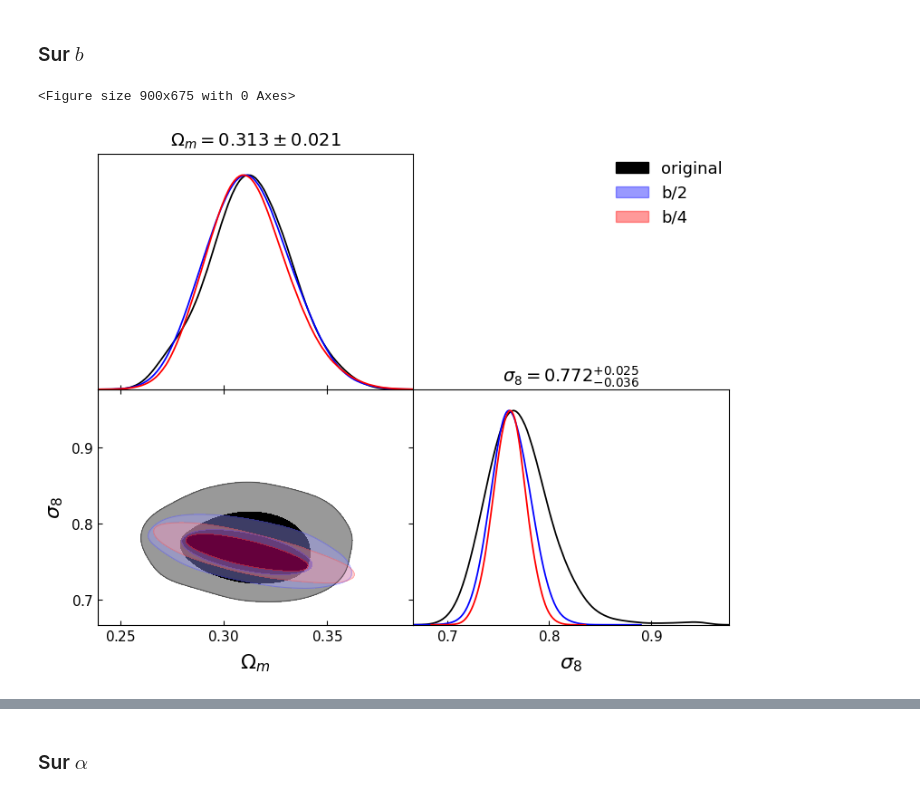
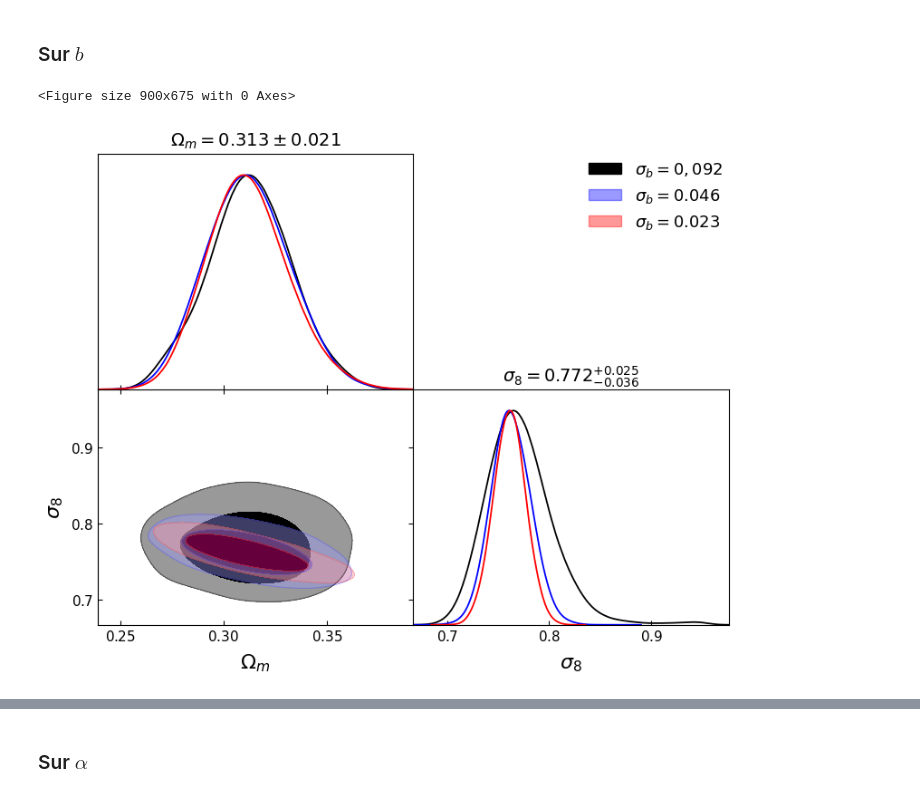
Before and after one commit to Thomas054/My_hmf, a Jupyter notebook: Cobaya/Cobaya_Uncertainties.ipynb, the cells around one changed output, grey strips where cells are left out. Drawn from its saved outputs; the diff is of its cells as text; code cells hidden in the pictures.

```diff
--- a/Cobaya/Cobaya_Uncertainties.ipynb
+++ b/Cobaya/Cobaya_Uncertainties.ipynb
@@ -31,32 +46,32 @@ Removed 0.3 as burn in
 # %%
 samples = [run_normal, run_b1,run_b2]  # Liste des échantillons auxquels on s'intéresse
 g = plots.get_single_plotter(chain_dir=path, width_inch=9)  # width_inch = largeur de la figure
 
 # Pour faire joli
 g.settings.figure_legend_frame = False  # Cadre autour de la légende
 g.settings.alpha_filled_add = 0.4   # ?
 g.settings.title_limit_fontsize = 14    # Taille de la police du titre
 g.settings.legend_fontsize = 13   # Taille de la police de la légende
 g.settings.axes_labelsize = 16  # Taille de la police des labels des axes
 # g.settings.xtick.labelsize = 14
 # g.settings.ytick.labelsize = 14
 
 
 
 # Plot
 g.triangle_plot(
     samples,
     ["omegam", "sigma8"],   # Paramètres à afficher
     filled=[True],
-    legend_labels=["original", "b/2", "b/4"],  # 1 label par sample
+    legend_labels=[r"$\sigma_b = 0,092$", r"$\sigma_b = 0.046$", r"$\sigma_b = 0.023$"],  # 1 label par sample
     legend_loc="upper right",   # Position de la légende
     contour_colors=["black", "blue", "red"],  # Couleurs des contours
     title_limit=1,
     markers={"x2": 0},
 )
 
 
-# g.export('testrun_triangle.pdf')
+g.export('b_uncertainty.pdf')
 # %% [output]
 <Figure size 900x675 with 0 Axes>
-[figure, old version]
+[figure, new version]
```
Also changed, not shown: parts of 6 cells of this notebook, 10 other files.
